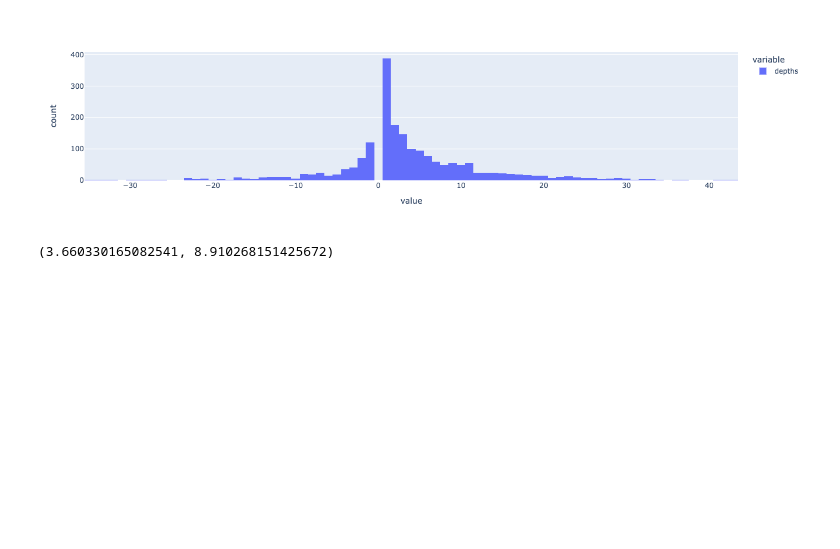
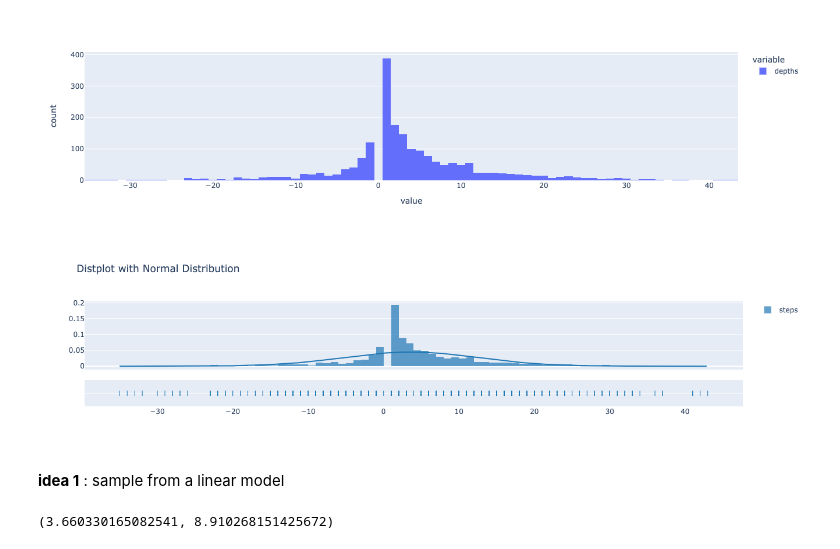
Before and after one commit to Simon-Prevoteaux/adventofcode, a Jupyter notebook: 2021/day01/day1.ipynb, the cells around one changed output. Drawn from its saved outputs; the diff is of its cells as text; code cells hidden in the pictures; blank space fills up the shorter version.

```diff
--- a/2021/day01/day1.ipynb
+++ b/2021/day01/day1.ipynb
@@ -31,6 +31,22 @@ fig = px.histogram(df.depths.diff())
 fig.show()
 # %% [output]
 [figure]
+# %%
+import plotly.figure_factory as ff
+
+group_labels = ['steps']
+
+# Create distplot with curve_type set to 'normal'
+fig = ff.create_distplot([df.depths.diff().fillna(0)],group_labels,
+                         curve_type='normal',) # override default 'kde')
+
+# Add title
+fig.update_layout(title_text='Distplot with Normal Distribution')
+fig.show()
+# %% [output]
+[figure, added]
+# %% [markdown]
+**idea 1** : sample from a linear model
 # %%
 from scipy.stats import norm
 norm.fit(df.depths.diff()[1:])
```
Also changed, not shown: parts of 4 cells of this notebook.
